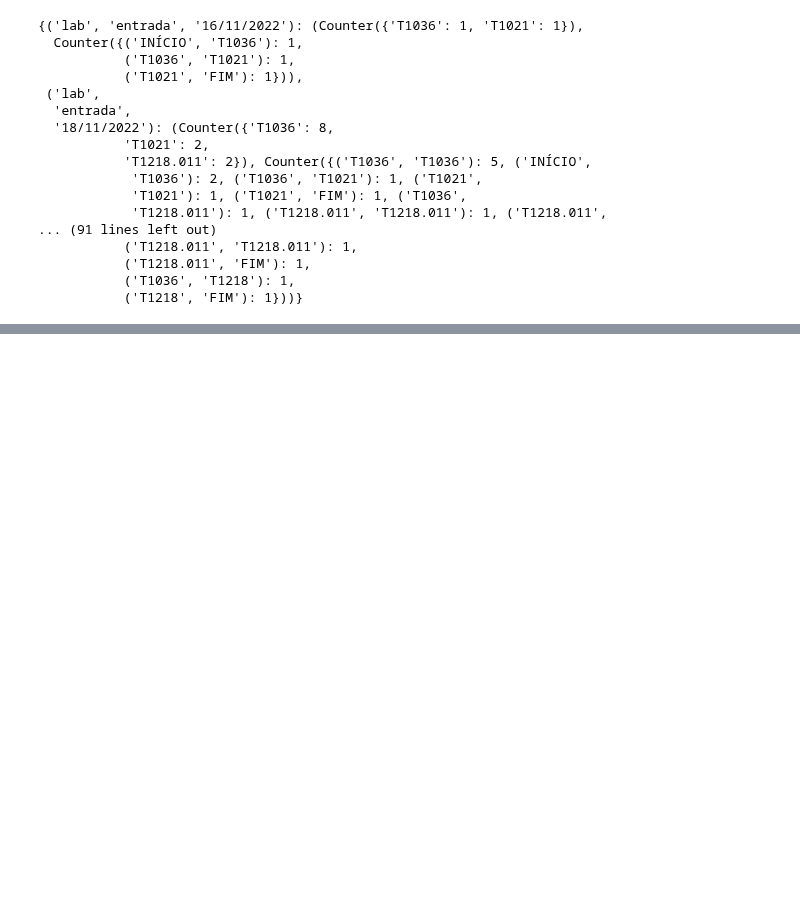
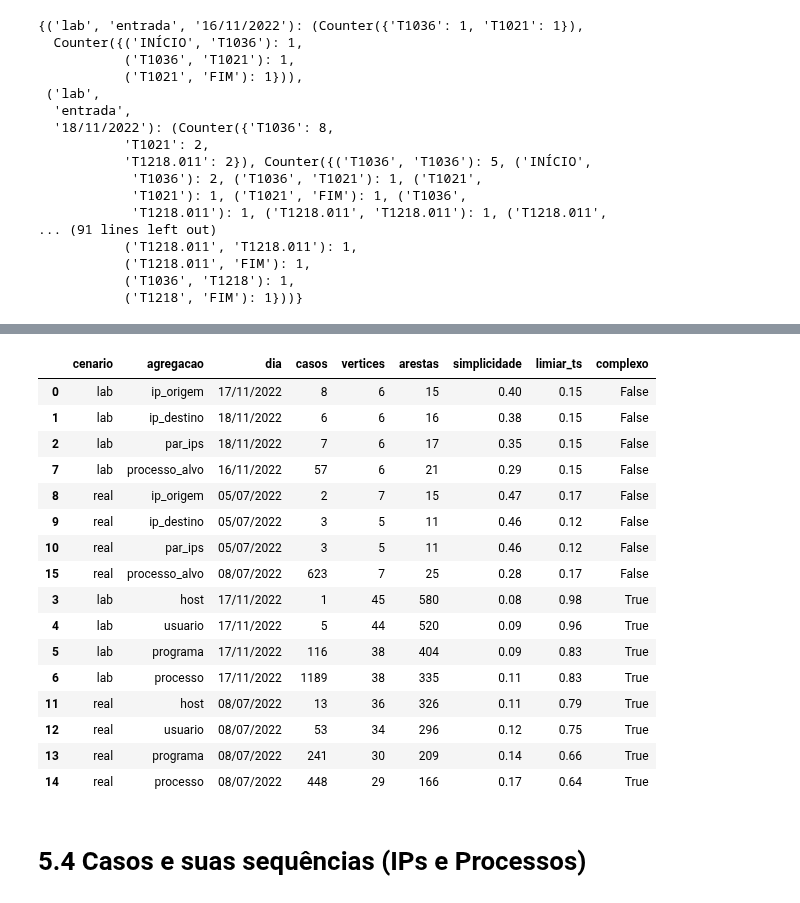
Before and after one commit to jpramires/mestrado, a Jupyter notebook: 4_Sean.ipynb, the cells around one changed output, grey strips where cells are left out. Saved outputs shown, nothing was run; the diff lists cells and outputs as text; code cells hidden in the pictures; blank space fills up the shorter version.

```diff
--- a/4_Sean.ipynb
+++ b/4_Sean.ipynb
@@ -933,0 +1332,46 @@ modelos
+# %%
+modelos_agregacao = {}   # (cenário, agregação) -> (vértices, arestas)
+linhas = []
+
+for (cenario, nome), event_log in logs_agregacao.items():
+    if event_log.empty:
+        continue
+    dia_mais_eventos = event_log["dia"].value_counts().idxmax()
+    log_do_dia = event_log[event_log["dia"] == dia_mais_eventos]
+
+    vertices, arestas = descobrir_modelo(log_do_dia)
+    n_vertices = len(vertices) + 2
+    n_arestas = len(arestas)
+    modelos_agregacao[(cenario, nome)] = (vertices, arestas)
+    linhas.append({
+        "cenario": cenario, "agregacao": nome, "dia": dia_mais_eventos,
+        "casos": log_do_dia["case"].nunique(),
+        "vertices": n_vertices, "arestas": n_arestas,
+        "simplicidade": round(n_vertices / n_arestas, 3),
+        "limiar_ts": round(limiar_ts(n_vertices), 3),
+        "complexo": eh_complexo(n_vertices, n_arestas),
+    })
+
+tabela_complexidade = pd.DataFrame(linhas)
+salvar(tabela_complexidade, OUT / "tabela_complexidade")
+tabela_complexidade.sort_values(by="complexo")
+# %% [output]
+|  | cenario | agregacao | dia | casos | vertices | arestas | simplicidade | limiar_ts | complexo |
+| 0 | lab | ip_origem | 17/11/2022 | 8 | 6 | 15 | 0.40 | 0.15 | False |
+| 1 | lab | ip_destino | 18/11/2022 | 6 | 6 | 16 | 0.38 | 0.15 | False |
+| 2 | lab | par_ips | 18/11/2022 | 7 | 6 | 17 | 0.35 | 0.15 | False |
+| 7 | lab | processo_alvo | 16/11/2022 | 57 | 6 | 21 | 0.29 | 0.15 | False |
+| 8 | real | ip_origem | 05/07/2022 | 2 | 7 | 15 | 0.47 | 0.17 | False |
+| 9 | real | ip_destino | 05/07/2022 | 3 | 5 | 11 | 0.46 | 0.12 | False |
+| 10 | real | par_ips | 05/07/2022 | 3 | 5 | 11 | 0.46 | 0.12 | False |
+| 15 | real | processo_alvo | 08/07/2022 | 623 | 7 | 25 | 0.28 | 0.17 | False |
+| 3 | lab | host | 17/11/2022 | 1 | 45 | 580 | 0.08 | 0.98 | True |
+| 4 | lab | usuario | 17/11/2022 | 5 | 44 | 520 | 0.09 | 0.96 | True |
+| 5 | lab | programa | 17/11/2022 | 116 | 38 | 404 | 0.09 | 0.83 | True |
+| 6 | lab | processo | 17/11/2022 | 1189 | 38 | 335 | 0.11 | 0.83 | True |
+| 11 | real | host | 08/07/2022 | 13 | 36 | 326 | 0.11 | 0.79 | True |
+| 12 | real | usuario | 08/07/2022 | 53 | 34 | 296 | 0.12 | 0.75 | True |
+| 13 | real | programa | 08/07/2022 | 241 | 30 | 209 | 0.14 | 0.66 | True |
+| 14 | real | processo | 08/07/2022 | 448 | 29 | 166 | 0.17 | 0.64 | True |
+# %% [markdown]
+# 5.4 Casos e suas sequências (IPs e Processos)
```
Also changed, not shown: parts of 81 cells of this notebook, 36 other files.
